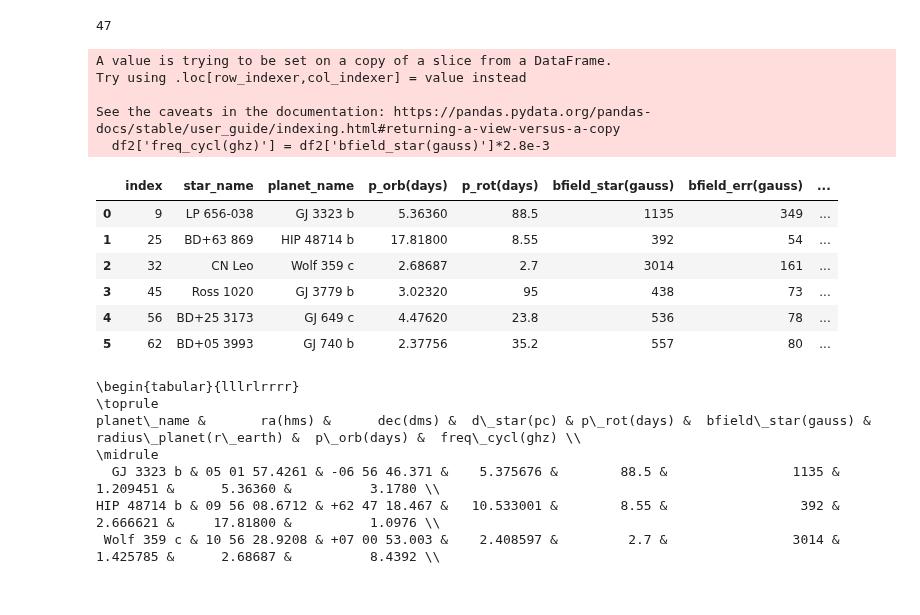
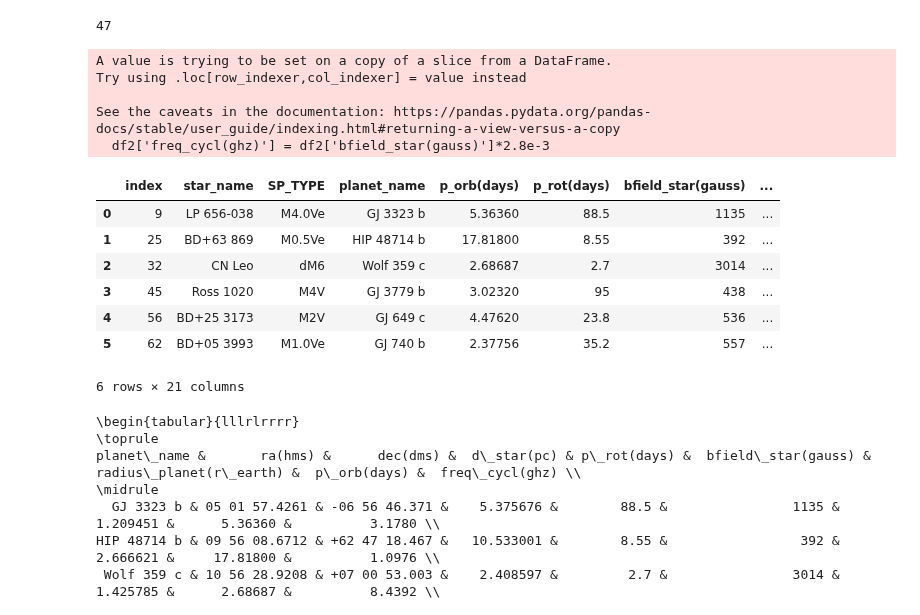
Before and after one commit to mapereztorres/spirou, a Jupyter notebook: SPI.ipynb, the cells around one changed output. Cells and saved outputs as stored; diff of their text form; code cells hidden in the pictures.

```diff
--- a/SPI.ipynb
+++ b/SPI.ipynb
@@ -140,41 +140,42 @@ len(data[:])
 #values = {'RA(h)':0.0, 'DEC(deg)': 0.0}
 #data.fillna(value=values)
 #data.sort_values(by="RA (h:m:s)")
 
 
 #df = pd.read_csv("./INPUT/SPI-sources_planets_completed_no_NaN.csv")
 df = pd.read_csv("./INPUT/SPI-sources_planets_MASTER.csv")
-df2 = df[["star_name", "planet_name", "p_orb(days)", "p_rot(days)", "bfield_star(gauss)", "bfield_err(gauss)",
+df2 = df[["star_name", "SP_TYPE", "planet_name", "p_orb(days)", "p_rot(days)", "bfield_star(gauss)", "bfield_err(gauss)",
           "ra(hms)", "dec(dms)", "a(au)", "radius_planet(r_earth)", "mass_planet(m_earth)",
           "d_star(pc)", "mass_star(m_sun)", "radius_star(r_sun)", "ra(deg)", "dec(deg)", 'gal_l', 'gal_b']]
 
 #df2['freq_cycl(ghz)'] = df2.loc[:,('bfield_star(gauss)')]*2.8e-3
 df2['freq_cycl(ghz)'] = df2['bfield_star(gauss)']*2.8e-3
 
 mask_d      = df2['d_star(pc)'] < 20.0
 mask_Porb   = df2['p_orb(days)'] < 50.0
 #mask_Prot   = df2['p_rot(days)'] > 3.0
 mask_a      = df2['a(au)'] < 10.0
 mask_Bfield = df2['bfield_star(gauss)'] > 390.0
 mask_dec    = df2['dec(deg)'] > -30.0
 #data = df2[mask_d & mask_Prot & mask_Porb & mask_a & mask_Bfield & mask_dec]
 data = df2[mask_d & mask_Porb & mask_a & mask_Bfield & mask_dec]
 data = data.drop_duplicates(subset=['star_name'])
 data.reset_index(inplace=True)
 data[:]
 # %% [output]
 A value is trying to be set on a copy of a slice from a DataFrame.
 Try using .loc[row_indexer,col_indexer] = value instead
 
 See the caveats in the documentation: https://pandas.pydata.org/pandas-docs/stable/user_guide/indexing.html#returning-a-view-versus-a-copy
   df2['freq_cycl(ghz)'] = df2['bfield_star(gauss)']*2.8e-3
-|  | index | star_name | planet_name | p_orb(days) | p_rot(days) | bfield_star(gauss) | bfield_err(gauss) | ... |
-| 0 | 9 | LP 656-038 | GJ 3323 b | 5.36360 | 88.5 | 1135 | 349 | ... |
-| 1 | 25 | BD+63 869 | HIP 48714 b | 17.81800 | 8.55 | 392 | 54 | ... |
-| 2 | 32 | CN Leo | Wolf 359 c | 2.68687 | 2.7 | 3014 | 161 | ... |
-| 3 | 45 | Ross 1020 | GJ 3779 b | 3.02320 | 95 | 438 | 73 | ... |
-| 4 | 56 | BD+25 3173 | GJ 649 c | 4.47620 | 23.8 | 536 | 78 | ... |
-| 5 | 62 | BD+05 3993 | GJ 740 b | 2.37756 | 35.2 | 557 | 80 | ... |
+|  | index | star_name | SP_TYPE | planet_name | p_orb(days) | p_rot(days) | bfield_star(gauss) | ... |
+| 0 | 9 | LP 656-038 | M4.0Ve | GJ 3323 b | 5.36360 | 88.5 | 1135 | ... |
+| 1 | 25 | BD+63 869 | M0.5Ve | HIP 48714 b | 17.81800 | 8.55 | 392 | ... |
+| 2 | 32 | CN Leo | dM6 | Wolf 359 c | 2.68687 | 2.7 | 3014 | ... |
+| 3 | 45 | Ross 1020 | M4V | GJ 3779 b | 3.02320 | 95 | 438 | ... |
+| 4 | 56 | BD+25 3173 | M2V | GJ 649 c | 4.47620 | 23.8 | 536 | ... |
+| 5 | 62 | BD+05 3993 | M1.0Ve | GJ 740 b | 2.37756 | 35.2 | 557 | ... |
+6 rows × 21 columns
 # %%
 #print(df[' Period'][indi])
 print(data.to_latex(index=False, columns=['planet_name', 'ra(hms)', 'dec(dms)', 'd_star(pc)',
```
